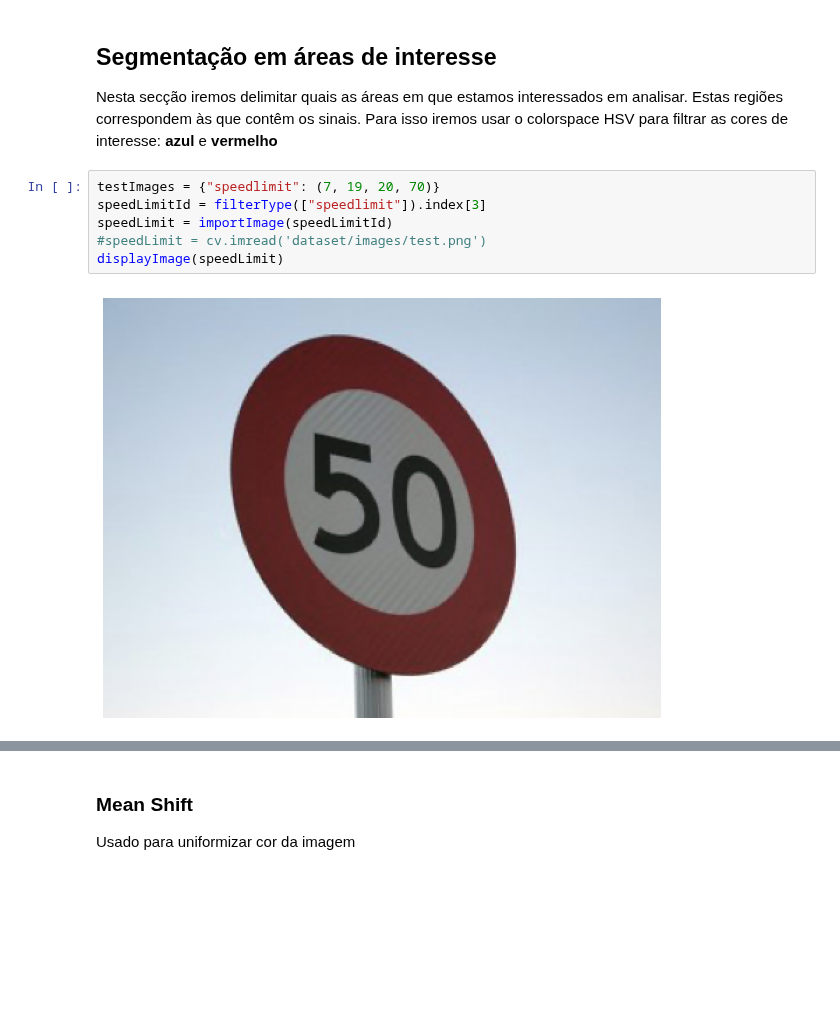
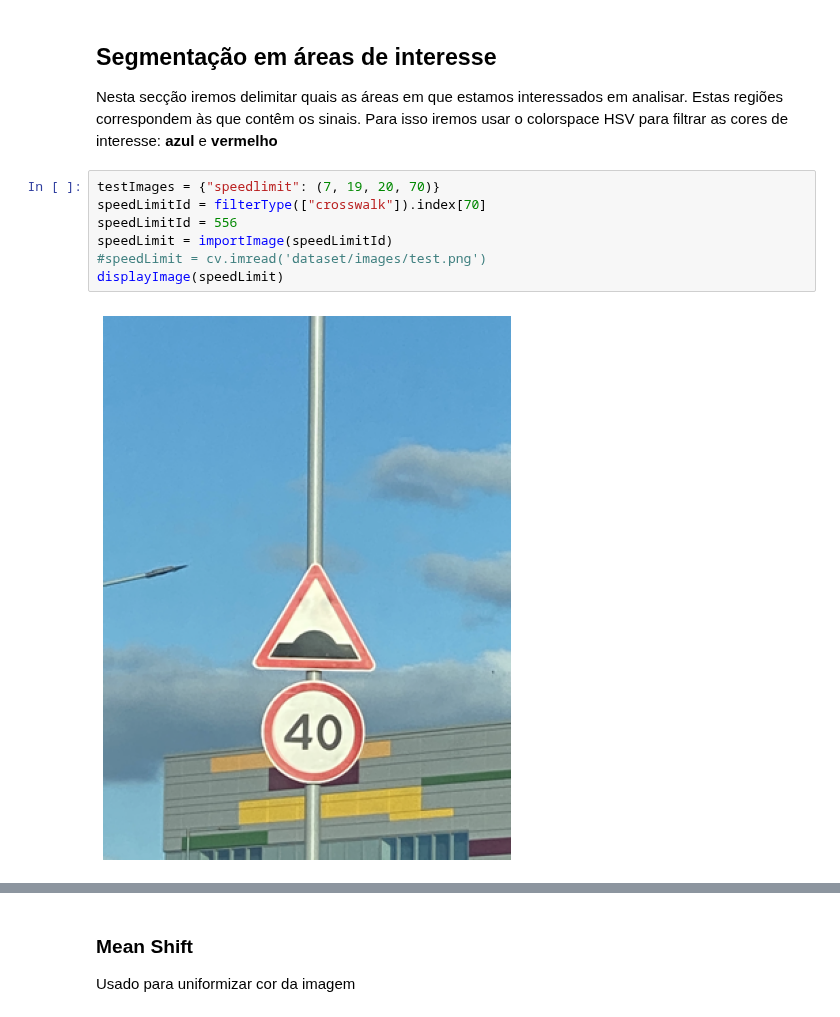
Before and after one commit to joaolucasmartins/VC2022, a Jupyter notebook: notebook.ipynb, the cells around one changed output, grey strips where cells are left out. Cells and saved outputs as stored; diff of their text form; blank space fills up the shorter version.

```diff
--- a/notebook.ipynb
+++ b/notebook.ipynb
@@ -90,12 +90,13 @@ filterType(["speedlimit"])
 Nesta secção iremos delimitar quais as áreas em que estamos interessados em analisar. Estas regiões correspondem às que contêm os sinais. Para isso iremos usar o colorspace HSV para filtrar as cores de interesse: **azul** e **vermelho**
 # %%
 testImages = {"speedlimit": (7, 19, 20, 70)}
-speedLimitId = filterType(["speedlimit"]).index[3]
+speedLimitId = filterType(["crosswalk"]).index[70]
+speedLimitId = 556
 speedLimit = importImage(speedLimitId)
 #speedLimit = cv.imread('dataset/images/test.png')
 displayImage(speedLimit)
 # %% [output]
-[figure, old version]
+[figure, new version]
 # %%
 clahe = cv.createCLAHE(clipLimit=1.0, tileGridSize=(8,8))
 hsv = cv.cvtColor(speedLimit, cv.COLOR_BGR2HSV)
```
Also changed, not shown: parts of 10 cells of this notebook.
